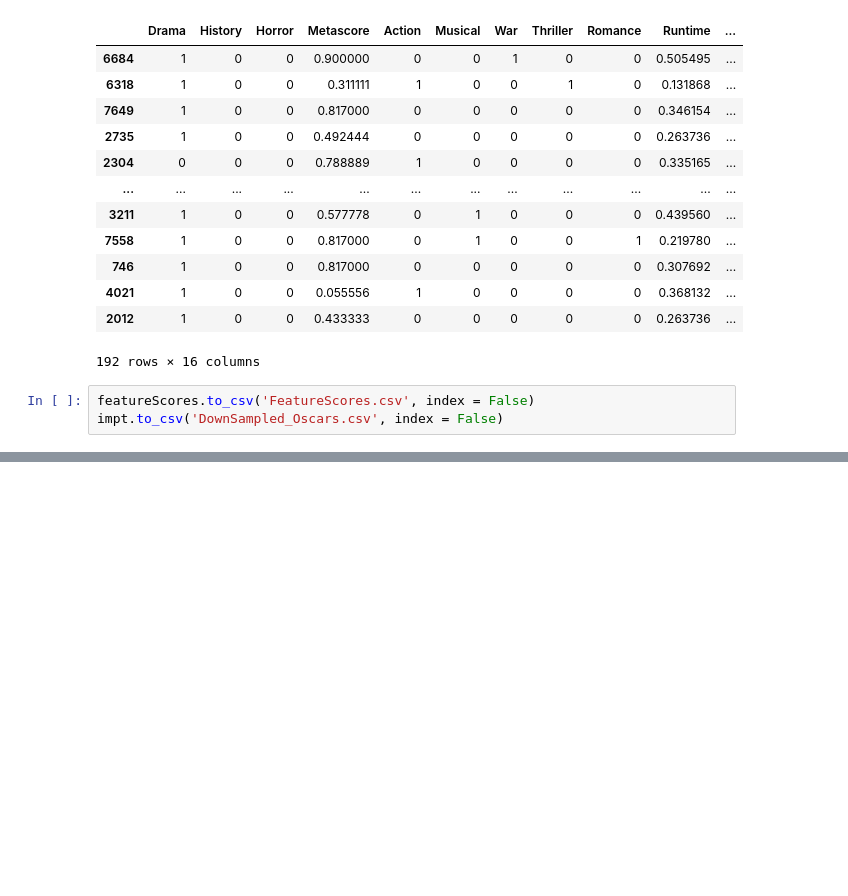
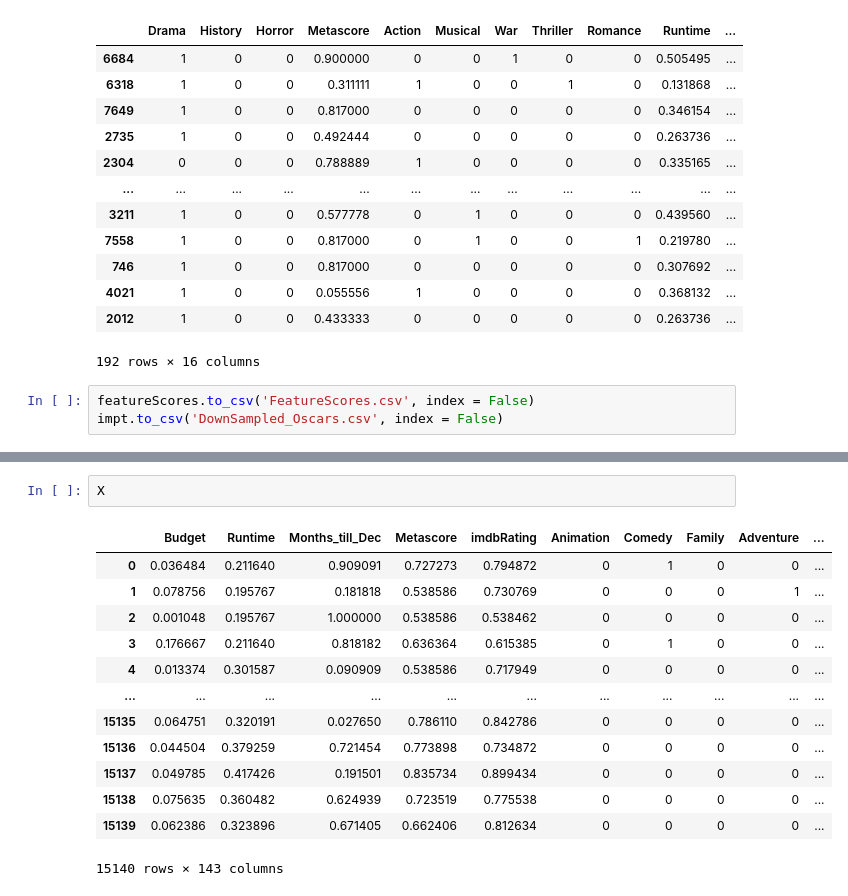
Before and after one commit to Arcanus07/Oscars-Prediction, a Jupyter notebook: FeatureSelection/FeatureSelection.ipynb, the cells around one changed output, grey strips where cells are left out. Drawn from its saved outputs; the diff is of its cells as text; blank space fills up the shorter version.

```diff
--- a/FeatureSelection/FeatureSelection.ipynb
+++ b/FeatureSelection/FeatureSelection.ipynb
@@ -192,0 +257,16 @@ impt.to_csv('DownSampled_Oscars.csv', index = False)
+# %%
+X
+# %% [output]
+|  | Budget | Runtime | Months_till_Dec | Metascore | imdbRating | Animation | Comedy | Family | Adventure | ... |
+| 0 | 0.036484 | 0.211640 | 0.909091 | 0.727273 | 0.794872 | 0 | 1 | 0 | 0 | ... |
+| 1 | 0.078756 | 0.195767 | 0.181818 | 0.538586 | 0.730769 | 0 | 0 | 0 | 1 | ... |
+| 2 | 0.001048 | 0.195767 | 1.000000 | 0.538586 | 0.538462 | 0 | 0 | 0 | 0 | ... |
+| 3 | 0.176667 | 0.211640 | 0.818182 | 0.636364 | 0.615385 | 0 | 1 | 0 | 0 | ... |
+| 4 | 0.013374 | 0.301587 | 0.090909 | 0.538586 | 0.717949 | 0 | 0 | 0 | 0 | ... |
+| ... | ... | ... | ... | ... | ... | ... | ... | ... | ... | ... |
+| 15135 | 0.064751 | 0.320191 | 0.027650 | 0.786110 | 0.842786 | 0 | 0 | 0 | 0 | ... |
+| 15136 | 0.044504 | 0.379259 | 0.721454 | 0.773898 | 0.734872 | 0 | 0 | 0 | 0 | ... |
+| 15137 | 0.049785 | 0.417426 | 0.191501 | 0.835734 | 0.899434 | 0 | 0 | 0 | 0 | ... |
+| 15138 | 0.075635 | 0.360482 | 0.624939 | 0.723519 | 0.775538 | 0 | 0 | 0 | 0 | ... |
+| 15139 | 0.062386 | 0.323896 | 0.671405 | 0.662406 | 0.812634 | 0 | 0 | 0 | 0 | ... |
+15140 rows × 143 columns
```
Also changed, not shown: parts of 10 cells of this notebook.
